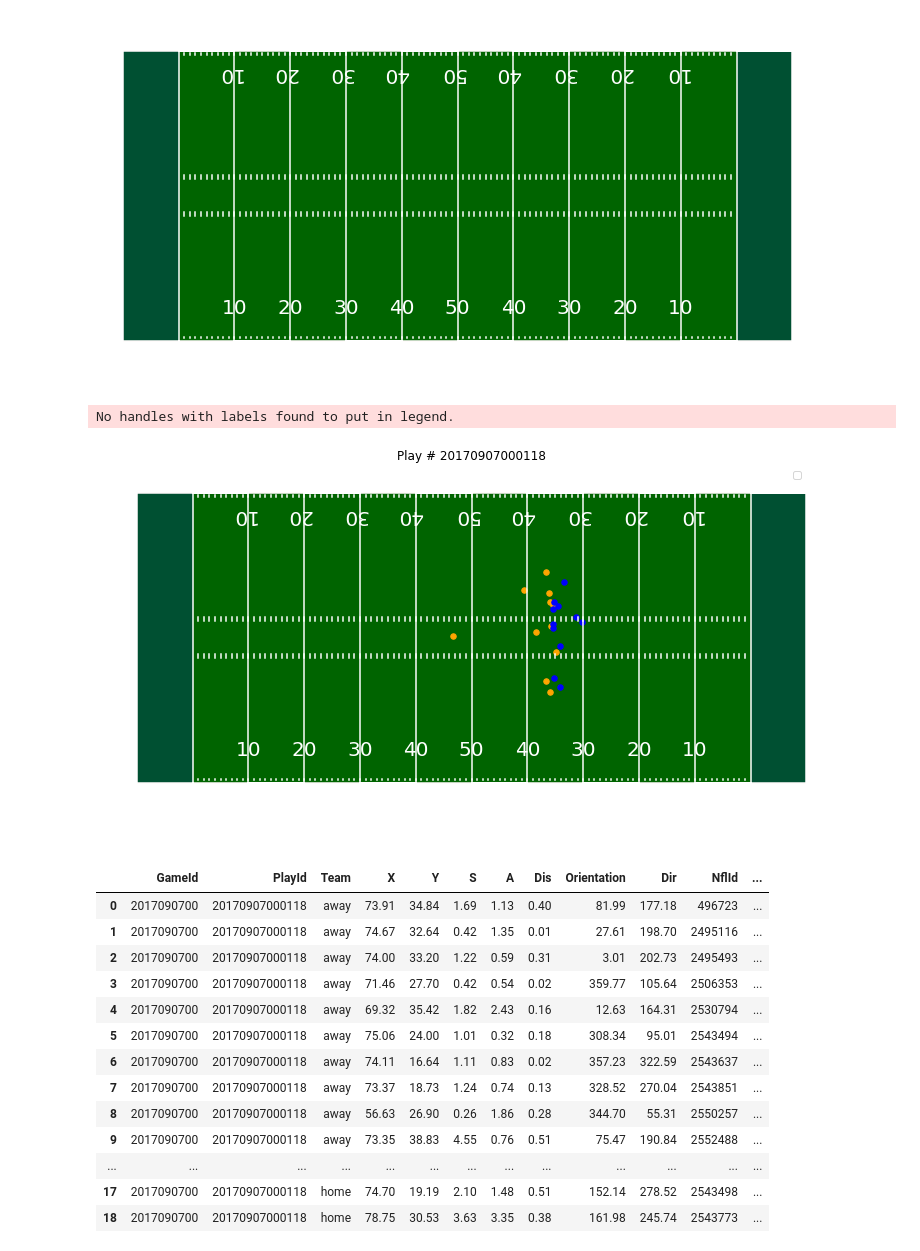
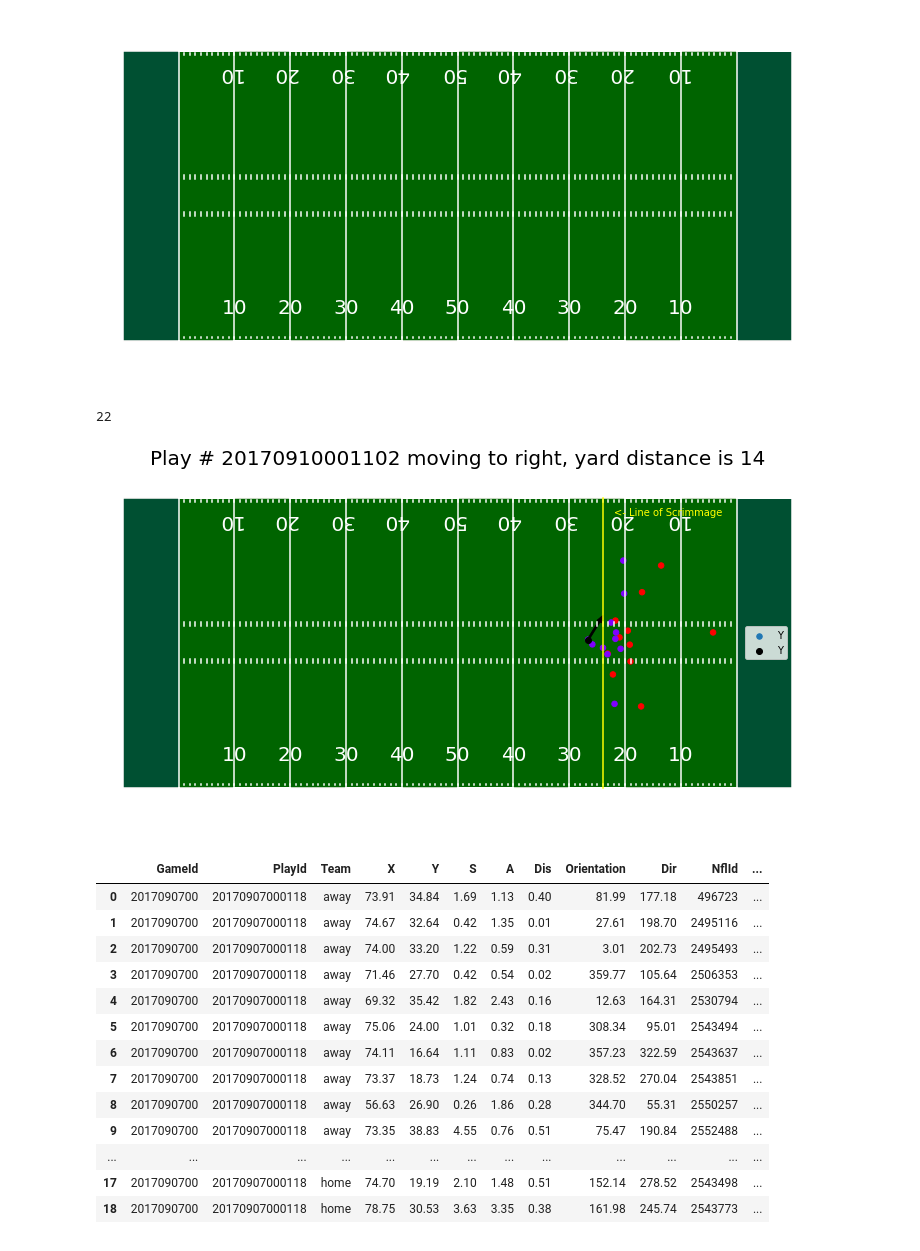
Before and after one commit to dalpengholic/Kaggle_NFL_Big_Data_Bowl, a Jupyter notebook: 1030_NFL_Handsoff_Draft1.ipynb, the cells around one changed output. Drawn from its saved outputs; the diff is of its cells as text; code cells hidden in the pictures.

```diff
--- a/1030_NFL_Handsoff_Draft1.ipynb
+++ b/1030_NFL_Handsoff_Draft1.ipynb
@@ -190,17 +194,14 @@ plt.show()
 # %% [output]
 [figure]
 # %%
-fig, ax = create_football_field()
-train.query("PlayId == 20170907000118 and Team == 'away'") \
-    .plot(x='X', y='Y', kind='scatter', ax=ax, color='orange', s=30, legend='Away')
-train.query("PlayId == 20170907000118 and Team == 'home'") \
-    .plot(x='X', y='Y', kind='scatter', ax=ax, color='blue', s=30, legend='Home')
-plt.title('Play # 20170907000118')
-plt.legend()
-plt.show()
+# fig, ax = create_football_field()
+# train.query("PlayId == 20170907000118 and Team == 'away'") \
+#     .plot(x='X', y='Y', kind='scatter', ax=ax, color='orange', s=30, legend='Away')
+# train.query("PlayId == 20170907000118 and Team == 'home'") \
+#     .plot(x='X', y='Y', kind='scatter', ax=ax, color='blue', s=30, legend='Home')
+# plt.title('Play # 20170907000118')
+# plt.legend()
+# plt.show()
-# %% [output]
-No handles with labels found to put in legend.
-[figure, removed]
 # %%
 # playid = 20181230154157
 # train.query("PlayId == @playid").head()
@@ -214,6 +215,37 @@ No handles with labels found to put in legend.
 # plt.title(f'Play # {playid}')
 # plt.legend()
 # plt.show()
+# %%
+def get_dx_dy(radian_angle, dist):
+    dx = dist * math.cos(radian_angle)
+    dy = dist * math.sin(radian_angle)
+    return dx, dy
+
+def show_play(play_id, train=train):
+    df = train[train.PlayId == play_id]
+    yl = df['YardLine'].tolist()[0]
+    print(yl)
+    fig, ax = create_football_field(highlight_line=True, highlight_line_number=yl+54)
+    ax.scatter(df.X, df.Y, cmap='rainbow', c=~(df.Team == 'home'), s=30)
+    rusher_row = df[df.NflIdRusher == df.NflId]
+    ax.scatter(rusher_row.X, rusher_row.Y, color='black')
+    yards_covered = rusher_row["Yards"].values[0]
+    x = rusher_row["X"].values[0]
+    y = rusher_row["Y"].values[0]
+    rusher_dir = rusher_row["Dir_rad"].values[0]
+    rusher_speed = rusher_row["S"].values[0]
+    dx, dy = get_dx_dy(rusher_dir, rusher_speed)
+
+    ax.arrow(x, y, dx, dy, length_includes_head=True, width=0.3, color='black')
+    left = 'left' if df.ToLeft.sum() > 0 else 'right'
+    plt.title(f'Play # {play_id} moving to {left}, yard distance is {yards_covered}', fontsize=20)
+    plt.legend()
+    plt.show()
+# %%
+show_play(20170910001102)
+# %% [output]
+22
+[figure, added]
 # %%
 train.head(22)
 # %% [output]
```
Also changed, not shown: parts of 31 cells of this notebook, 1 other file.
